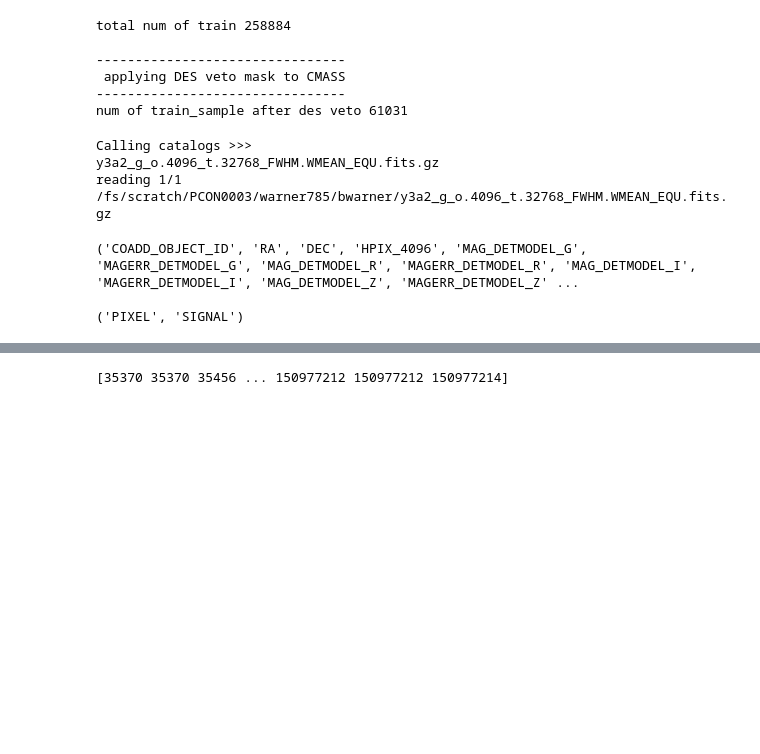
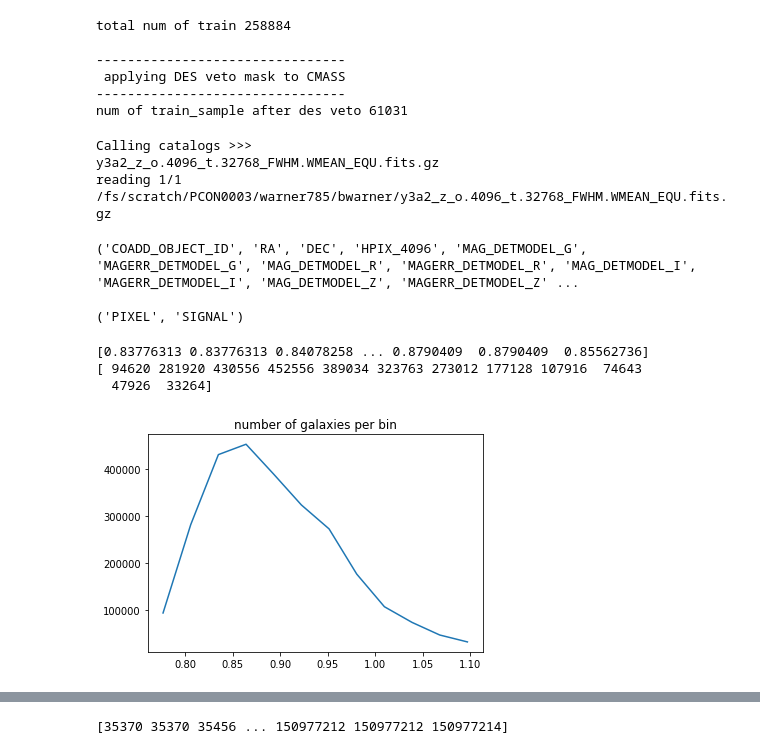
Before and after one commit to sujeong-lee/DMASS, a Jupyter notebook: code_py3/Systematics.ipynb, the cells around one changed output, grey strips where cells are left out. Cells and saved outputs as stored; diff of their text form; code cells hidden in the pictures; blank space fills up the shorter version.

Commit message:
Updated Systematics that produce Figure8  Please enter the commit message for your changes. Lines starting

```diff
--- a/code_py3/Systematics.ipynb
+++ b/code_py3/Systematics.ipynb
@@ -241,12 +241,12 @@ rand_cmass = rand_cmass[ rand_cmass['DEC'] > -3.0 ]
 # y3a2_z_o.4096_t.32768_FWHM.WMEAN_EQU.fits.gz
 
 input_path = '/fs/scratch/PCON0003/warner785/bwarner/'
-input_keyword = 'y3a2_g'
+input_keyword = 'y3a2_z'
 sysMap = io.SearchAndCallFits(path = input_path, keyword = input_keyword)
 # %% [output]
 Calling catalogs >>>
-y3a2_g_o.4096_t.32768_FWHM.WMEAN_EQU.fits.gz
-reading 1/1 /fs/scratch/PCON0003/warner785/bwarner/y3a2_g_o.4096_t.32768_FWHM.WMEAN_EQU.fits.gz
+y3a2_z_o.4096_t.32768_FWHM.WMEAN_EQU.fits.gz
+reading 1/1 /fs/scratch/PCON0003/warner785/bwarner/y3a2_z_o.4096_t.32768_FWHM.WMEAN_EQU.fits.gz
 # %%
 print(dmass_val.dtype.names)
 print()
@@ -255,3 +255,50 @@ print(sysMap.dtype.names)
 ('COADD_OBJECT_ID', 'RA', 'DEC', 'HPIX_4096', 'MAG_DETMODEL_G', 'MAGERR_DETMODEL_G', 'MAG_DETMODEL_R', 'MAGERR_DETMODEL_R', 'MAG_DETMODEL_I', 'MAGERR_DETMODEL_I', 'MAG_DETMODEL_Z', 'MAGERR_DETMODEL_Z' ...
 
 ('PIXEL', 'SIGNAL')
+# %%
+#Jack's method:
+import matplotlib.pyplot as plt
+
+#np.percentile()
+
+index_mask = np.argsort(dmass_val['HPIX_4096'])
+dmass_chron = dmass_val[index_mask] # ordered by hpix values
+
+dim_mask = np.in1d(sysMap['PIXEL'], dmass_chron['HPIX_4096'], assume_unique=False, invert=False)
+
+minimum = np.percentile(sysMap['SIGNAL'][dim_mask], 1)
+#minimum = np.min(sysMap['SIGNAL'][dim_mask]) #FWHM signal (for g filter)
+maximum = np.percentile(sysMap['SIGNAL'][dim_mask], 99)
+#maximum = np.max(sysMap['SIGNAL'][dim_mask])
+#print(minimum)
+#print(maximum)
+
+pbin = np.linspace(minimum, maximum, 13)
+pcenter = pbin[:-1] + 0.025
+
+x = np.zeros(hp.nside2npix(4096))
+x[sysMap['PIXEL'][dim_mask]] = sysMap['SIGNAL'][dim_mask]
+
+#systematic value at galaxy location:
+
+sysval_gal = x[dmass_chron['HPIX_4096']]
+print(sysval_gal)
+h,_ = np.histogram(sysval_gal , bins=pbin)
+print(h)
+
+# want this plotted:
+#h/number_of_pixels_in_sysbin
+
+fracerr = 1/np.sqrt(h) #1 / sqrt(number of cmass galaxies in each bin)
+
+# change to number density: divide by area
+fig, ax = plt.subplots()
+ax.errorbar( pcenter, h)
+#ax.legend(chi2_reduced)
+plt.title('number of galaxies per bin')
+fig.savefig('gal_bin.pdf')
+# %% [output]
+[0.83776313 0.83776313 0.84078258 ... 0.8790409  0.8790409  0.85562736]
+[ 94620 281920 430556 452556 389034 323763 273012 177128 107916  74643
+  47926  33264]
+[figure, added]
```
Also changed, not shown: parts of 13 cells of this notebook.
